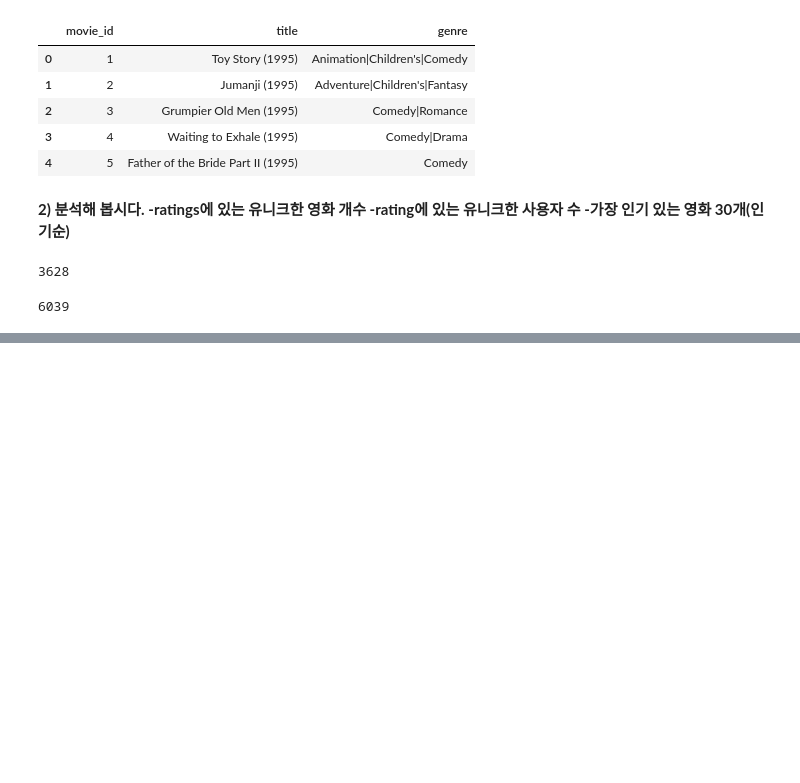
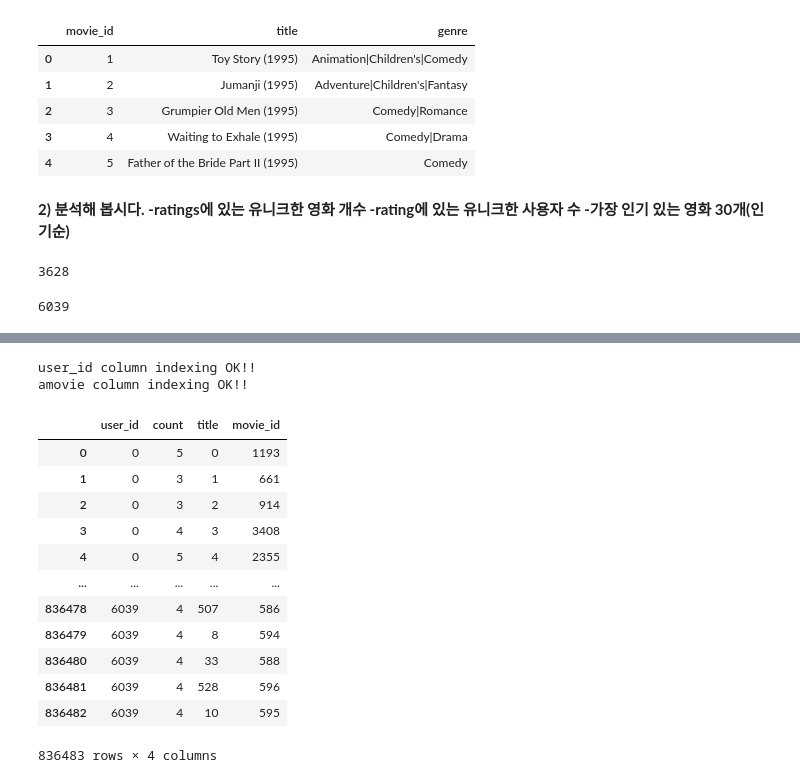
Before and after one commit to Ethan0625/I_need_more_time, a Jupyter notebook: Project/Movie_Recommendation/Movie_Recommendation.ipynb, the cells around one changed output, grey strips where cells are left out. Saved outputs shown, nothing was run; the diff lists cells and outputs as text; code cells hidden in the pictures; blank space fills up the shorter version.

```diff
--- a/Project/Movie_Recommendation/Movie_Recommendation.ipynb
+++ b/Project/Movie_Recommendation/Movie_Recommendation.ipynb
@@ -139,0 +201,5 @@ Name: user_id, dtype: int64
+# %%
+# ratings_title_num에서 movie_id_x 컬럼 삭제
+ratings_title_num.drop(['movie_id_x'], axis=1, inplace=True)
+# rating 컬럼의 이름을 count로 바꿉니다.
+ratings_title_num.rename(columns={'movie_id_y':'movie_id'}, inplace=True)
@@ -140,9 +220,9 @@ Name: user_id, dtype: int64
 # %%
-# # 고유한 유저, 아티스트를 찾아내는 코드
-# user_unique = ratings['user_id'].unique()
-# movie_unique = ratings['movie_id'].unique()
+# 고유한 유저, 아티스트를 찾아내는 코드
+user_unique = ratings_title_num['user_id'].unique()
+movie_unique = ratings_title_num['title'].unique()
 
-# # 유저, 아티스트 indexing 하는 코드 idx는 index의 약자입니다.
-# user_to_idx = {v:k for k,v in enumerate(user_unique)}
-# movie_to_idx = {v:k for k,v in enumerate(movie_unique)}
+# 유저, 아티스트 indexing 하는 코드 idx는 index의 약자입니다.
+user_to_idx = {v:k for k,v in enumerate(user_unique)}
+movie_to_idx = {v:k for k,v in enumerate(movie_unique)}
 # %%
@@ -150,0 +248,35 @@ Name: user_id, dtype: int64
+# %%
+# user_to_idx.get을 통해 user_id 컬럼의 모든 값을 인덱싱한 Series를 구해 봅시다.
+# 혹시 정상적으로 인덱싱되지 않은 row가 있다면 인덱스가 NaN이 될 테니 dropna()로 제거합니다.
+temp_user_data = ratings_title_num['user_id'].map(user_to_idx.get).dropna()
+if len(temp_user_data) == len(ratings_title_num):   # 모든 row가 정상적으로 인덱싱되었다면
+    print('user_id column indexing OK!!')
+    ratings_title_num['user_id'] = temp_user_data   # data['user_id']을 인덱싱된 Series로 교체해 줍니다.
+else:
+    print('user_id column indexing Fail!!')
+
+# artist_to_idx을 통해 artist 컬럼도 동일한 방식으로 인덱싱해 줍니다.
+temp_movie_data = ratings_title_num['title'].map(movie_to_idx.get).dropna()
+if len(temp_movie_data) == len(ratings_title_num):
+    print('amovie column indexing OK!!')
+    ratings_title_num['title'] = temp_movie_data
+else:
+    print('movie column indexing Fail!!')
+
+ratings_title_num
+# %% [output]
+user_id column indexing OK!!
+amovie column indexing OK!!
+|  | user_id | count | title | movie_id |
+| 0 | 0 | 5 | 0 | 1193 |
+| 1 | 0 | 3 | 1 | 661 |
+| 2 | 0 | 3 | 2 | 914 |
+| 3 | 0 | 4 | 3 | 3408 |
+| 4 | 0 | 5 | 4 | 2355 |
+| ... | ... | ... | ... | ... |
+| 836478 | 6039 | 4 | 507 | 586 |
+| 836479 | 6039 | 4 | 8 | 594 |
+| 836480 | 6039 | 4 | 33 | 588 |
+| 836481 | 6039 | 4 | 528 | 596 |
+| 836482 | 6039 | 4 | 10 | 595 |
+836483 rows × 4 columns
```
Also changed, not shown: parts of 19 cells of this notebook, 1 other file.
